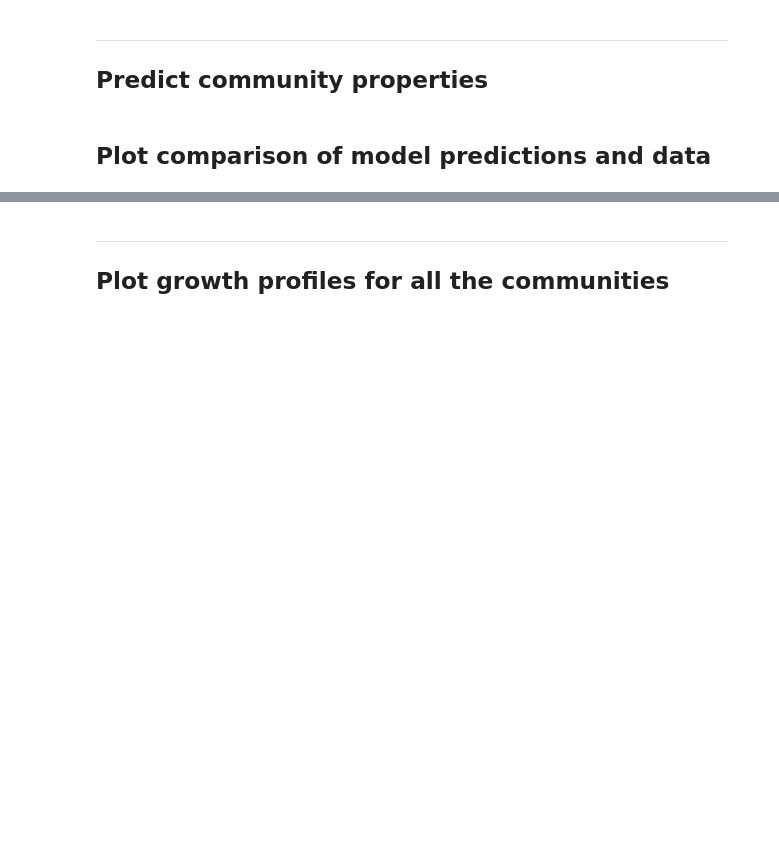
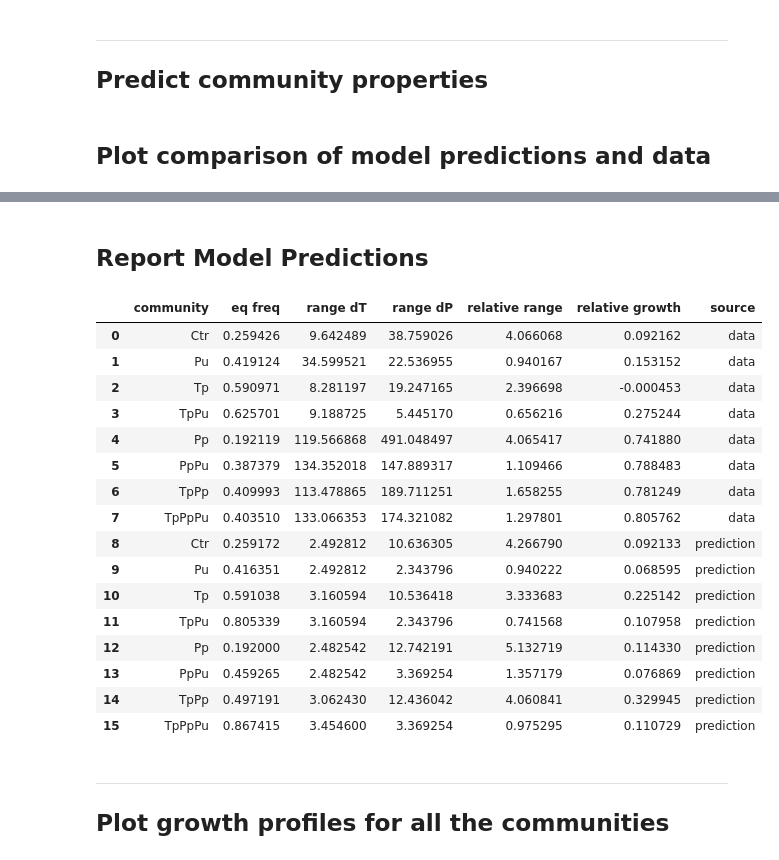
Before and after one commit to simonvanvliet/AuxotrophRangeExpansionModel, a Jupyter notebook: plot_model_predictions_range_expansion.ipynb, the cells around one changed output, grey strips where cells are left out. Cells and saved outputs as stored; diff of their text form; code cells hidden in the pictures; blank space fills up the shorter version.

```diff
--- a/plot_model_predictions_range_expansion.ipynb
+++ b/plot_model_predictions_range_expansion.ipynb
@@ -190,3 +214,25 @@ fig.savefig(f"Figures/model_predictions_abs_range.pdf")
+# %% [markdown]
+## Report Model Predictions
+# %%
+df.head(n=16)
+# %% [output]
+|  | community | eq freq | range dT | range dP | relative range | relative growth | source |
+| 0 | Ctr | 0.259426 | 9.642489 | 38.759026 | 4.066068 | 0.092162 | data |
+| 1 | Pu | 0.419124 | 34.599521 | 22.536955 | 0.940167 | 0.153152 | data |
+| 2 | Tp | 0.590971 | 8.281197 | 19.247165 | 2.396698 | -0.000453 | data |
+| 3 | TpPu | 0.625701 | 9.188725 | 5.445170 | 0.656216 | 0.275244 | data |
+| 4 | Pp | 0.192119 | 119.566868 | 491.048497 | 4.065417 | 0.741880 | data |
+| 5 | PpPu | 0.387379 | 134.352018 | 147.889317 | 1.109466 | 0.788483 | data |
+| 6 | TpPp | 0.409993 | 113.478865 | 189.711251 | 1.658255 | 0.781249 | data |
+| 7 | TpPpPu | 0.403510 | 133.066353 | 174.321082 | 1.297801 | 0.805762 | data |
+| 8 | Ctr | 0.259172 | 2.492812 | 10.636305 | 4.266790 | 0.092133 | prediction |
+| 9 | Pu | 0.416351 | 2.492812 | 2.343796 | 0.940222 | 0.068595 | prediction |
+| 10 | Tp | 0.591038 | 3.160594 | 10.536418 | 3.333683 | 0.225142 | prediction |
+| 11 | TpPu | 0.805339 | 3.160594 | 2.343796 | 0.741568 | 0.107958 | prediction |
+| 12 | Pp | 0.192000 | 2.482542 | 12.742191 | 5.132719 | 0.114330 | prediction |
+| 13 | PpPu | 0.459265 | 2.482542 | 3.369254 | 1.357179 | 0.076869 | prediction |
+| 14 | TpPp | 0.497191 | 3.062430 | 12.436042 | 4.060841 | 0.329945 | prediction |
+| 15 | TpPpPu | 0.867415 | 3.454600 | 3.369254 | 0.975295 | 0.110729 | prediction |
 # %% [markdown]
 ---
 
```
Also changed, not shown: parts of 5 cells of this notebook, 2 other files.
